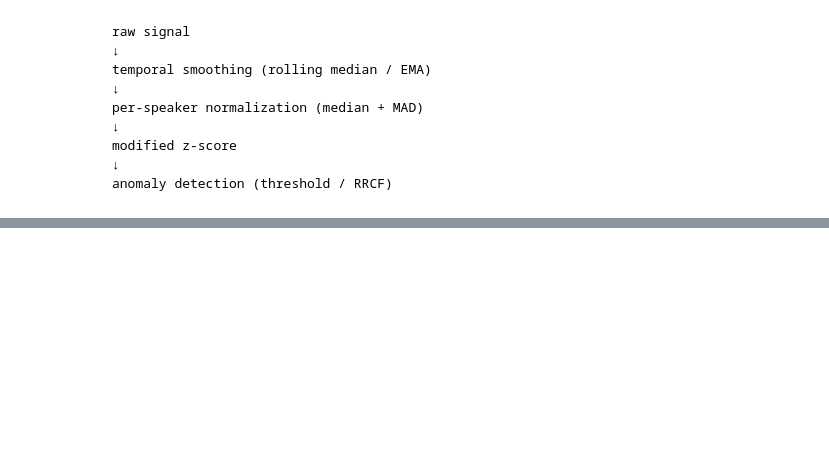
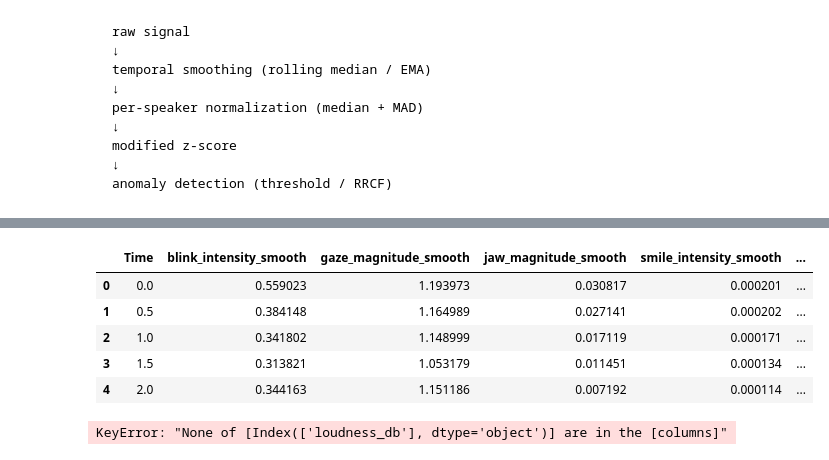
Before and after one commit to Ak62007/Multimodel-Reasoning, a Jupyter notebook: notebooks/feature_engineering.ipynb, the cells around one changed output, grey strips where cells are left out. Saved outputs shown, nothing was run; the diff lists cells and outputs as text; code cells hidden in the pictures; blank space fills up the shorter version.

```diff
--- a/notebooks/feature_engineering.ipynb
+++ b/notebooks/feature_engineering.ipynb
@@ -672,0 +737,3 @@ anomaly detection (threshold / RRCF)
+# %%
+temp = new_df_copy[new_df_copy['speaker'] == 'B']['loudness_db'].ewm(span=value, adjust=False).mean()
+temp
@@ -672,0 +753,12 @@ anomaly detection (threshold / RRCF)
+# %%
+audio_spans = {
+    'loudness_db': 5,
+    'pitch_relative_st': 8,
+    'pitch_expressiveness_st': 6,
+    'wps': 6,
+}
+mask = new_df_copy['speaker'] == 'B'
+
+for key, value in audio_spans.items():
+    temp = new_df_copy[new_df_copy['speaker'] == 'B'][key].ewm(span=value, adjust=False).mean()
+    new_df_copy.loc[temp.index, f"{key}_smooth"] = temp.values
@@ -672,0 +792,19 @@ anomaly detection (threshold / RRCF)
+# %%
+new_df_smooth = new_df_copy[['Time', 'blink_intensity_smooth', 'gaze_magnitude_smooth', 'jaw_magnitude_smooth',
+       'smile_intensity_smooth', 'loudness_db_smooth',
+       'pitch_relative_st_smooth', 'pitch_expressiveness_st_smooth',
+       'wps_smooth', 'words', 'text_concat', 'speaker', 'filler_percentage',
+       'pause_percent_pr']]
+# %%
+new_df_smooth.head()
+# %% [output]
+|  | Time | blink_intensity_smooth | gaze_magnitude_smooth | jaw_magnitude_smooth | smile_intensity_smooth | ... |
+| 0 | 0.0 | 0.559023 | 1.193973 | 0.030817 | 0.000201 | ... |
+| 1 | 0.5 | 0.384148 | 1.164989 | 0.027141 | 0.000202 | ... |
+| 2 | 1.0 | 0.341802 | 1.148999 | 0.017119 | 0.000171 | ... |
+| 3 | 1.5 | 0.313821 | 1.053179 | 0.011451 | 0.000134 | ... |
+| 4 | 2.0 | 0.344163 | 1.151186 | 0.007192 | 0.000114 | ... |
+# %%
+(new_df_smooth[['loudness_db']][(new_df_smooth['speaker'] == 'A') | (new_df_smooth['speaker'] == None)]).isna().all()
+# %% [output]
+KeyError: "None of [Index(['loudness_db'], dtype='object')] are in the [columns]"
```
Also changed, not shown: parts of 17 cells of this notebook.
